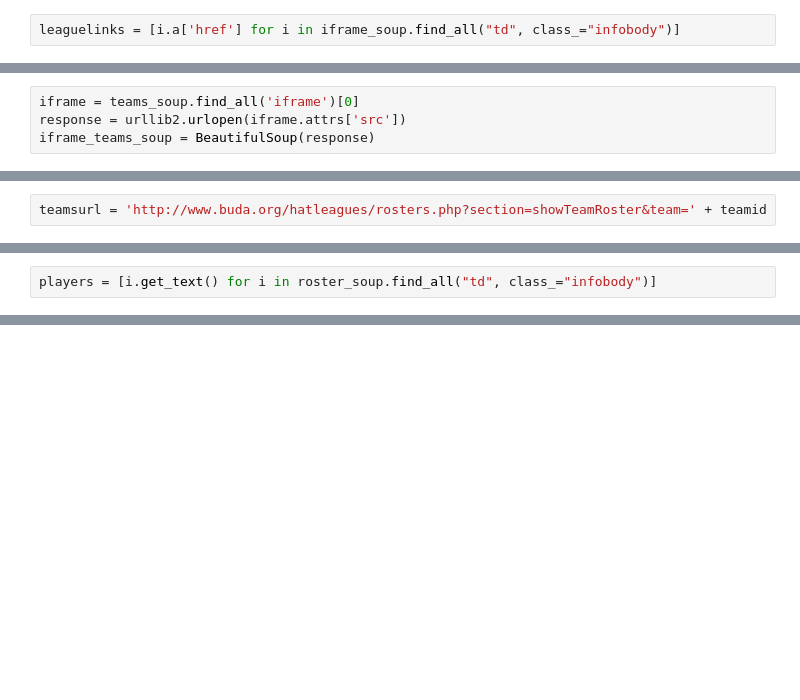
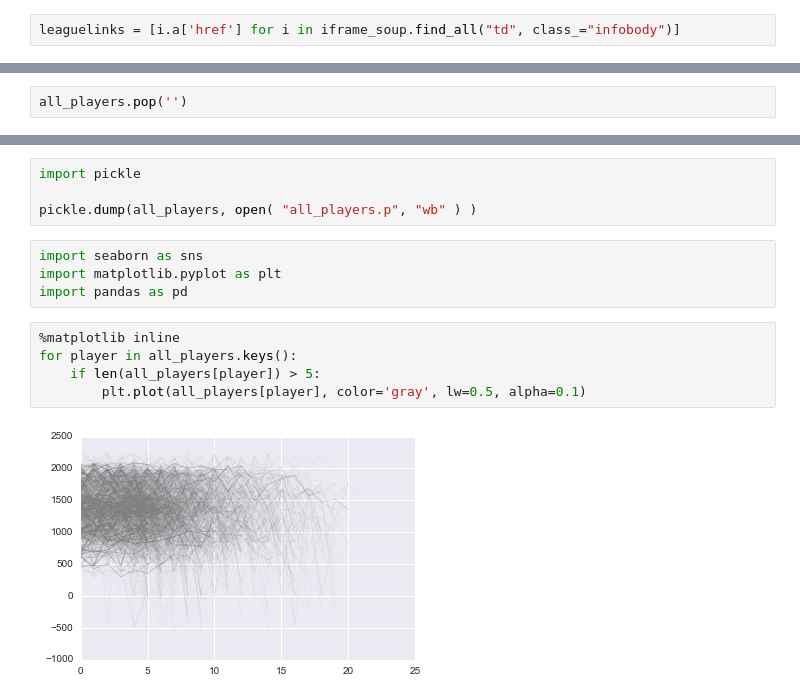
Before and after one commit to rybesh/buda-ratings, a Jupyter notebook: Code/scrape-buda.ipynb, the cells around one changed output, grey strips where cells are left out. Cells and saved outputs as stored; diff of their text form; blank space fills up the shorter version.

```diff
--- a/Code/scrape-buda.ipynb
+++ b/Code/scrape-buda.ipynb
@@ -121,4 +22,0 @@ teamid = teamids[0]
-# %%
-iframe = teams_soup.find_all('iframe')[0]
-response = urllib2.urlopen(iframe.attrs['src'])
-iframe_teams_soup = BeautifulSoup(response)
@@ -127,2 +22,0 @@ IndexError: list index out of range
-# %%
-teamsurl = 'http://www.buda.org/hatleagues/rosters.php?section=showTeamRoster&team=' + teamid
@@ -136,2 +22,0 @@ roster_soup = BeautifulSoup(response)
-# %%
-players = [i.get_text() for i in roster_soup.find_all("td", class_="infobody")]
@@ -160,0 +185,2 @@ players
+# %%
+all_players.pop('')
@@ -160,0 +225,15 @@ players
+# %%
+import pickle
+
+pickle.dump(all_players, open( "all_players.p", "wb" ) )
+# %%
+import seaborn as sns
+import matplotlib.pyplot as plt
+import pandas as pd
+# %%
+%matplotlib inline
+for player in all_players.keys():
+    if len(all_players[player]) > 5:
+        plt.plot(all_players[player], color='gray', lw=0.5, alpha=0.1)
+# %% [output]
+[figure, added]
```
Also changed, not shown: parts of 56 cells of this notebook, 3 other files.
